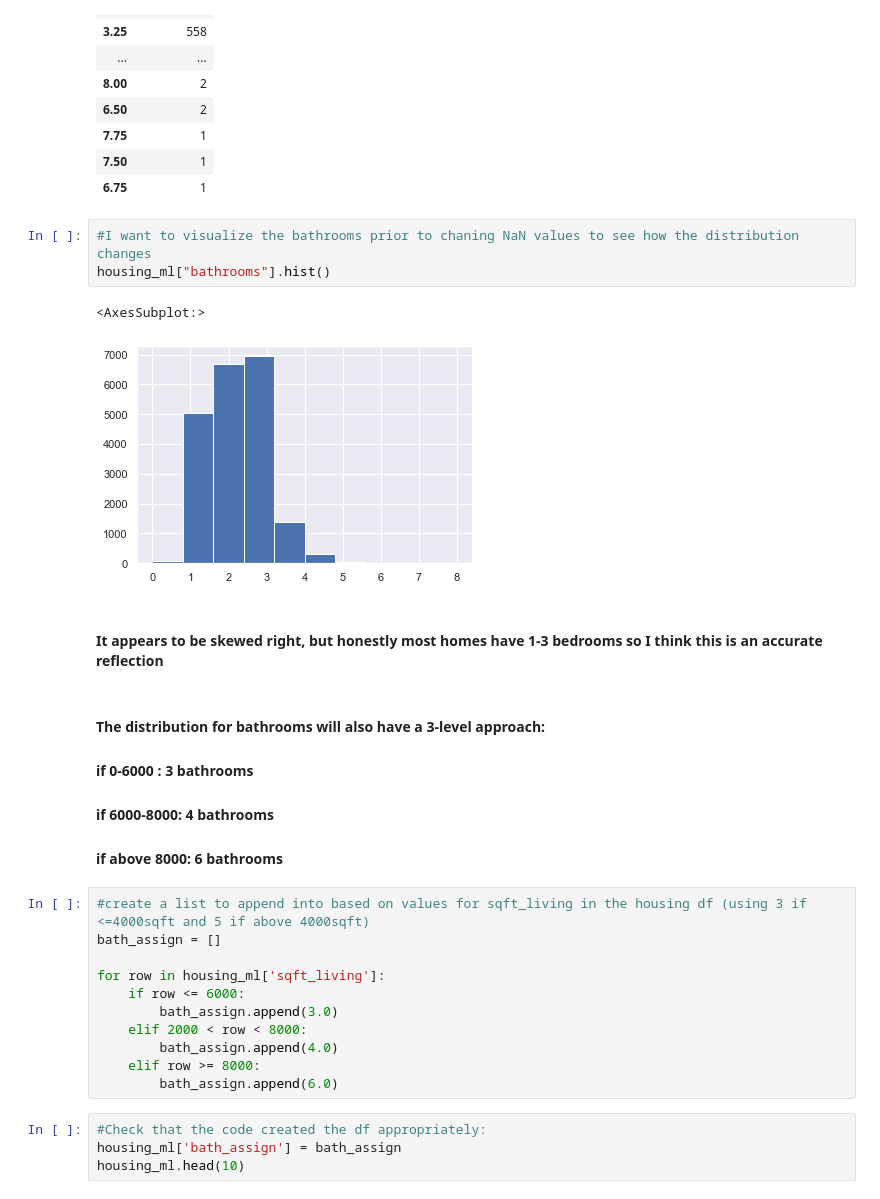
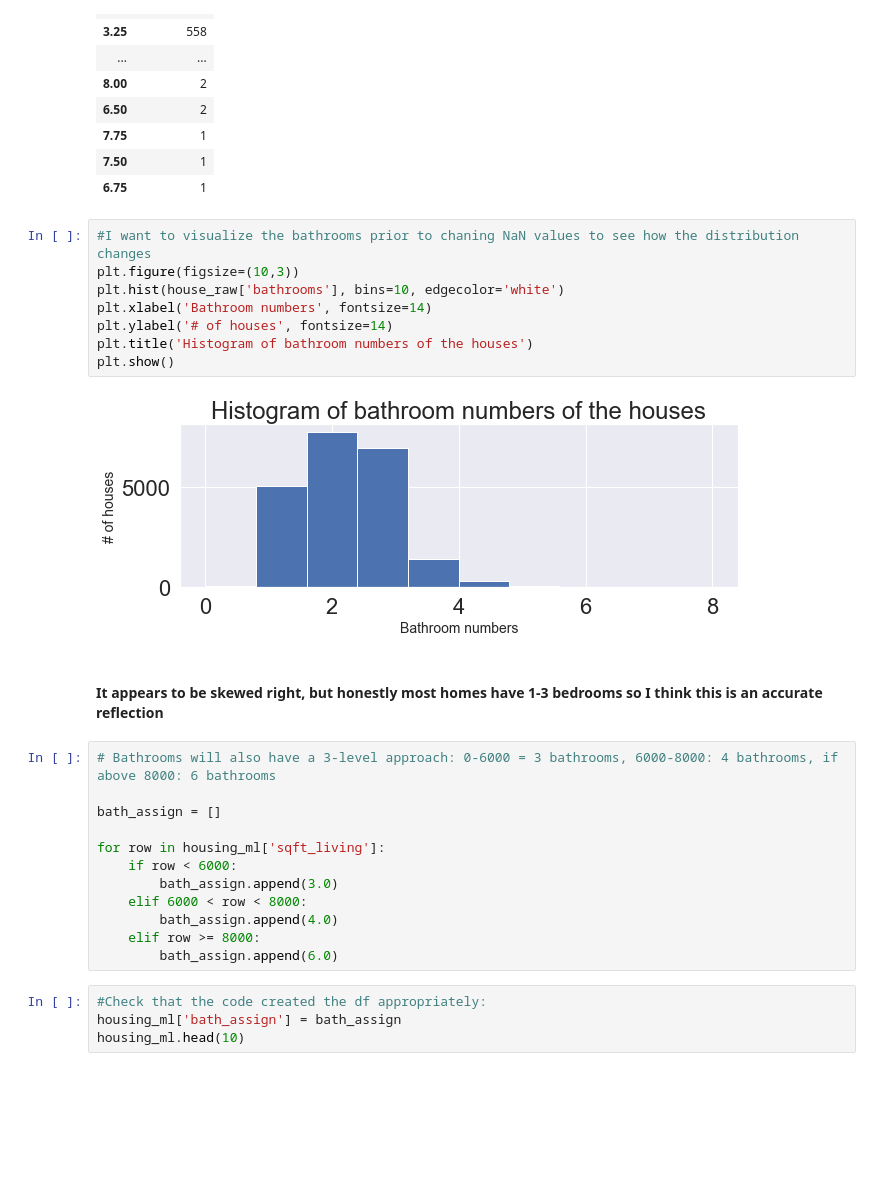
Before and after one commit to bpeterson25/USD_500B_Final_UEW-BP, a Jupyter notebook: 500B_Final_UEW-BP.ipynb, the cells around one changed output. Saved outputs shown, nothing was run; the diff lists cells and outputs as text; blank space fills up the shorter version.

```diff
--- a/500B_Final_UEW-BP.ipynb
+++ b/500B_Final_UEW-BP.ipynb
@@ -632,25 +641,25 @@ housing_ml['bathrooms'].value_counts().to_frame()
 | 6.75 | 1 |
 # %%
 #I want to visualize the bathrooms prior to chaning NaN values to see how the distribution changes
-housing_ml["bathrooms"].hist()
+plt.figure(figsize=(10,3))
+plt.hist(house_raw['bathrooms'], bins=10, edgecolor='white')
+plt.xlabel('Bathroom numbers', fontsize=14)
+plt.ylabel('# of houses', fontsize=14)
+plt.title('Histogram of bathroom numbers of the houses')
+plt.show()
 # %% [output]
-<AxesSubplot:>
-[figure, old version]
+[figure, new version]
 # %% [markdown]
 #### It appears to be skewed right, but honestly most homes have 1-3 bedrooms so I think this is an accurate reflection
-# %% [markdown]
-#### The distribution for bathrooms will also have a 3-level approach:
-#### if 0-6000 : 3 bathrooms
-#### if 6000-8000: 4 bathrooms
-#### if above 8000: 6 bathrooms
 # %%
-#create a list to append into based on values for sqft_living in the housing df (using 3 if <=4000sqft and 5 if above 4000sqft)
+# Bathrooms will also have a 3-level approach: 0-6000 = 3 bathrooms, 6000-8000: 4 bathrooms, if above 8000: 6 bathrooms
+
 bath_assign = []
 
 for row in housing_ml['sqft_living']:
-    if row <= 6000:
+    if row < 6000:
         bath_assign.append(3.0)
-    elif 2000 < row < 8000:
+    elif 6000 < row < 8000:
         bath_assign.append(4.0)
     elif row >= 8000:
         bath_assign.append(6.0)
```
Also changed, not shown: parts of 64 cells of this notebook.
